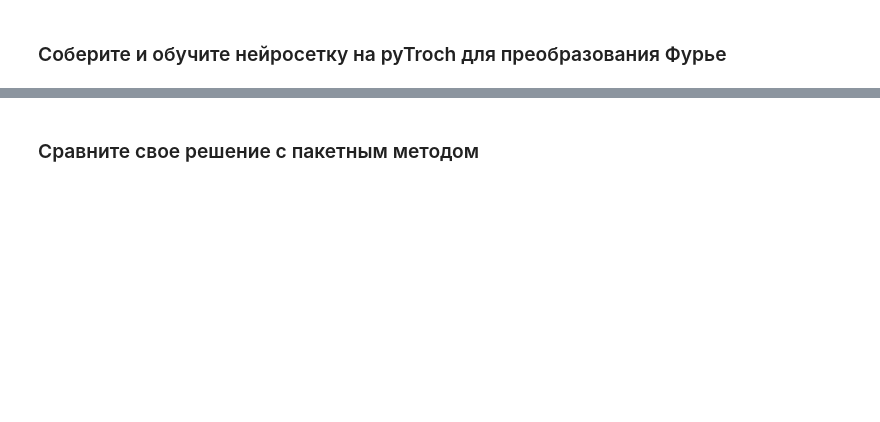
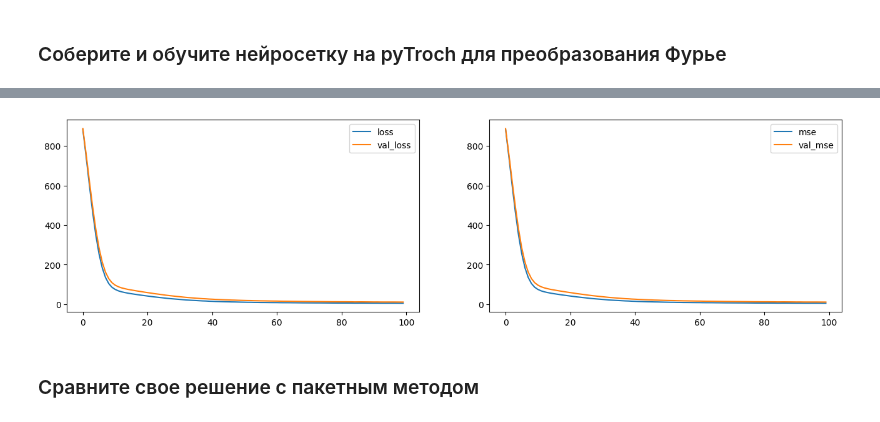
Before and after one commit to OfLoopa/ml_mipt_dafe, a Jupyter notebook: homeworks/hw_4/hw4.ipynb, the cells around one changed output, grey strips where cells are left out. Drawn from its saved outputs; the diff is of its cells as text; code cells hidden in the pictures; blank space fills up the shorter version.

```diff
--- a/homeworks/hw_4/hw4.ipynb
+++ b/homeworks/hw_4/hw4.ipynb
@@ -261,11 +426,13 @@ def vis_history(acc_train_all, loss_train_all, acc_test_all, loss_test_all):
 
     plt.legend()
     plt.show()
+# %%
+n_epochs = 100
+batch_size = 1000
+learning_rate = 1e-3
+lr_decay = 3
 # %%
-optimizerAdam = torch.optim.Adam(model.parameters(), lr=0.01)
+optimizerAdam = torch.optim.Adam(model.parameters(), lr=learning_rate)
+scheduler = torch.optim.lr_scheduler.MultiStepLR(optimizerAdam, milestones=[int(n_epochs / lr_decay) * (i+1) for i in range(lr_decay)], gamma=0.5)
 model = model.apply(init_weights)
 loss_fn = torch.nn.MSELoss()
-# %%
-n_epochs = 10
-batch_size = 1000
-learning_rate = 1e-3
@@ -272,4 +465,8 @@ learning_rate = 1e-3
 # %%
-acc_train_all, loss_train_all, acc_test_all, loss_test_all = \
-          train(model, n_epochs, batch_size, loss_fn, optimizerAdam, X_train, y_train, X_test, y_test)
+mse_train_all, loss_train_all, mse_test_all, loss_test_all = \
+          train(
+              model, n_epochs, batch_size, loss_fn,
+              optimizerAdam, complex_decoder(X_train), complex_decoder(y_train),
+              complex_decoder(X_test), complex_decoder(y_test), scheduler = None
+          )
 # %% [output]
@@ -277,5 +510,7 @@ RuntimeError: mat1 and mat2 must have the same dtype
 # %%
-vis_history(acc_train_all, loss_train_all, acc_test_all, loss_test_all)
+vis_history(mse_train_all, loss_train_all, mse_test_all, loss_test_all)
+# %% [output]
+[figure, added]
 # %% [markdown]
 ### Сравните свое решение с пакетным методом
 # %%
```
Also changed, not shown: parts of 35 cells of this notebook.
